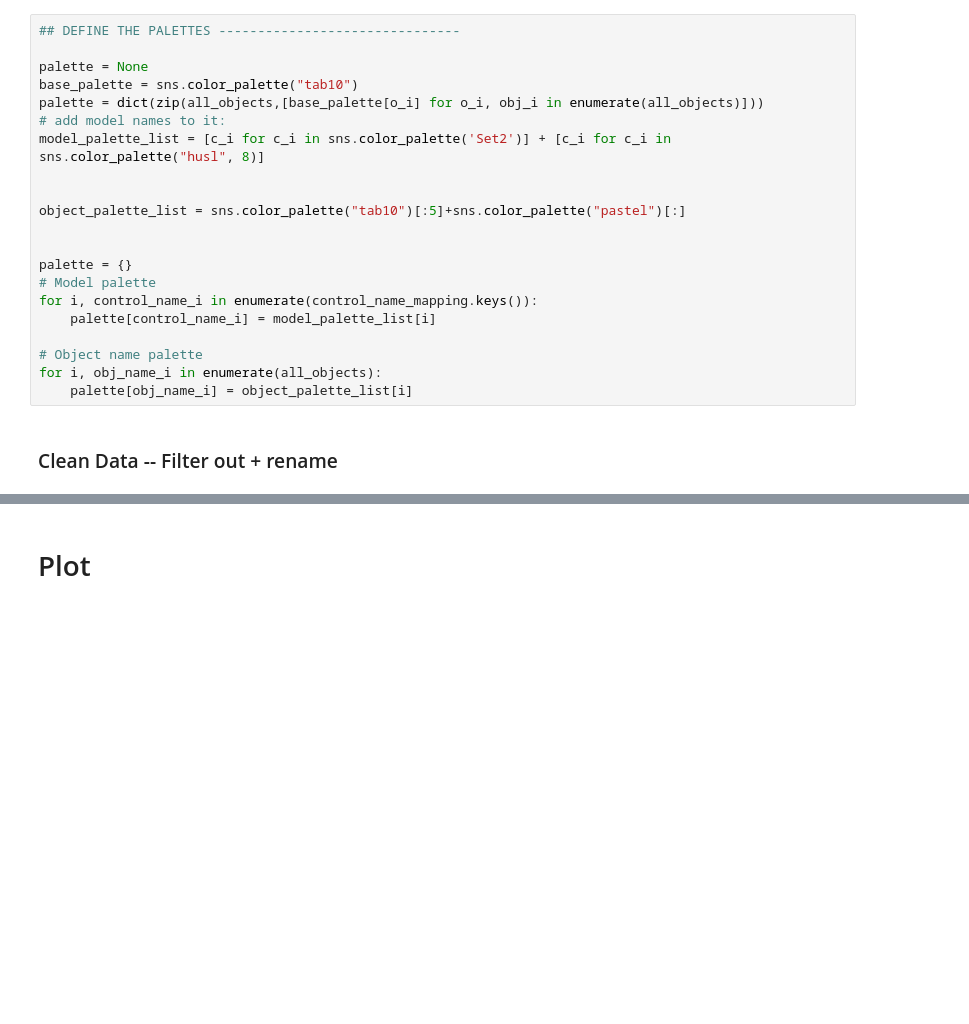
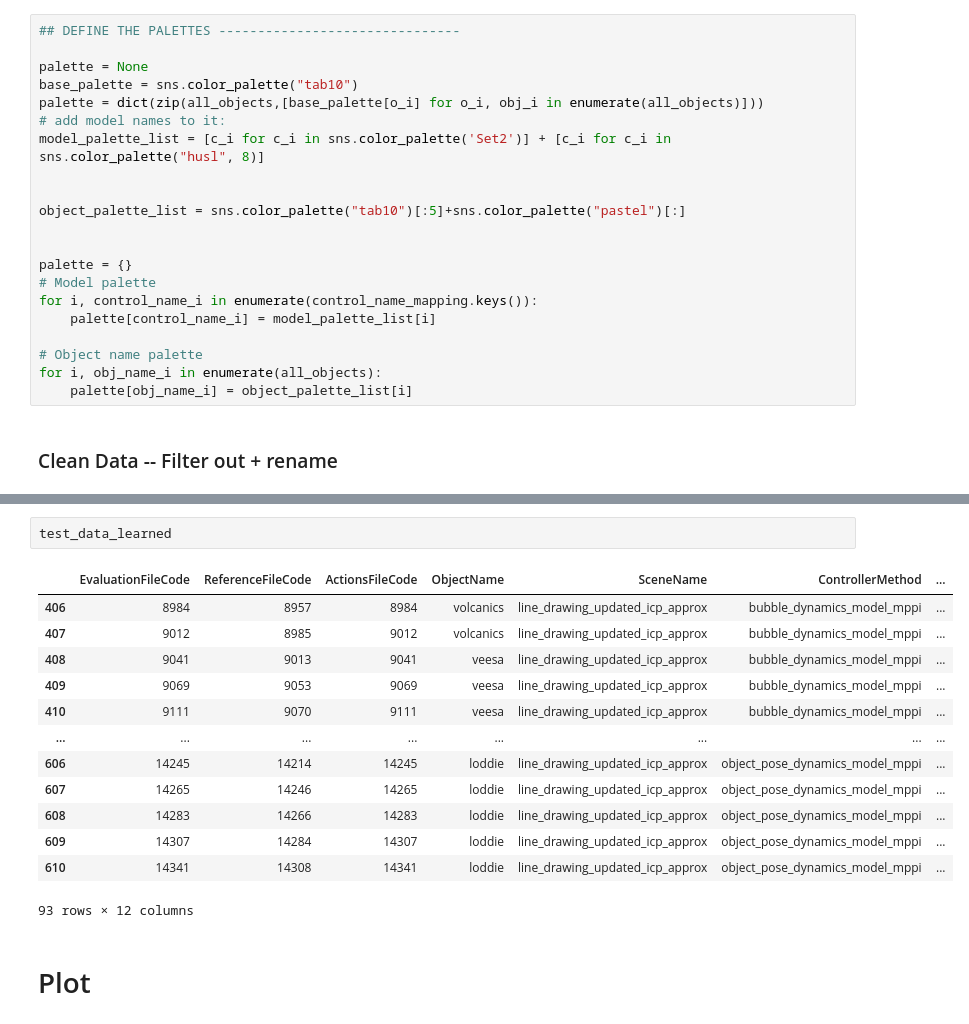
Before and after one commit to MMintLab/BubbleControl, a Jupyter notebook: notebooks/drawing_evaluation_final.ipynb, the cells around one changed output, grey strips where cells are left out. Cells and saved outputs as stored; diff of their text form; blank space fills up the shorter version.

```diff
--- a/notebooks/drawing_evaluation_final.ipynb
+++ b/notebooks/drawing_evaluation_final.ipynb
@@ -401,3 +437,19 @@ filtered_data = pd.concat([train_data, test_data], ignore_index=True)
+# %%
+test_data_learned
+# %% [output]
+|  | EvaluationFileCode | ReferenceFileCode | ActionsFileCode | ObjectName | SceneName | ControllerMethod | ... |
+| 406 | 8984 | 8957 | 8984 | volcanics | line_drawing_updated_icp_approx | bubble_dynamics_model_mppi | ... |
+| 407 | 9012 | 8985 | 9012 | volcanics | line_drawing_updated_icp_approx | bubble_dynamics_model_mppi | ... |
+| 408 | 9041 | 9013 | 9041 | veesa | line_drawing_updated_icp_approx | bubble_dynamics_model_mppi | ... |
+| 409 | 9069 | 9053 | 9069 | veesa | line_drawing_updated_icp_approx | bubble_dynamics_model_mppi | ... |
+| 410 | 9111 | 9070 | 9111 | veesa | line_drawing_updated_icp_approx | bubble_dynamics_model_mppi | ... |
+| ... | ... | ... | ... | ... | ... | ... | ... |
+| 606 | 14245 | 14214 | 14245 | loddie | line_drawing_updated_icp_approx | object_pose_dynamics_model_mppi | ... |
+| 607 | 14265 | 14246 | 14265 | loddie | line_drawing_updated_icp_approx | object_pose_dynamics_model_mppi | ... |
+| 608 | 14283 | 14266 | 14283 | loddie | line_drawing_updated_icp_approx | object_pose_dynamics_model_mppi | ... |
+| 609 | 14307 | 14284 | 14307 | loddie | line_drawing_updated_icp_approx | object_pose_dynamics_model_mppi | ... |
+| 610 | 14341 | 14308 | 14341 | loddie | line_drawing_updated_icp_approx | object_pose_dynamics_model_mppi | ... |
+93 rows × 12 columns
 # %% [markdown]
 # Plot
 # %%
```
Also changed, not shown: parts of 15 cells of this notebook, 4 other files.
